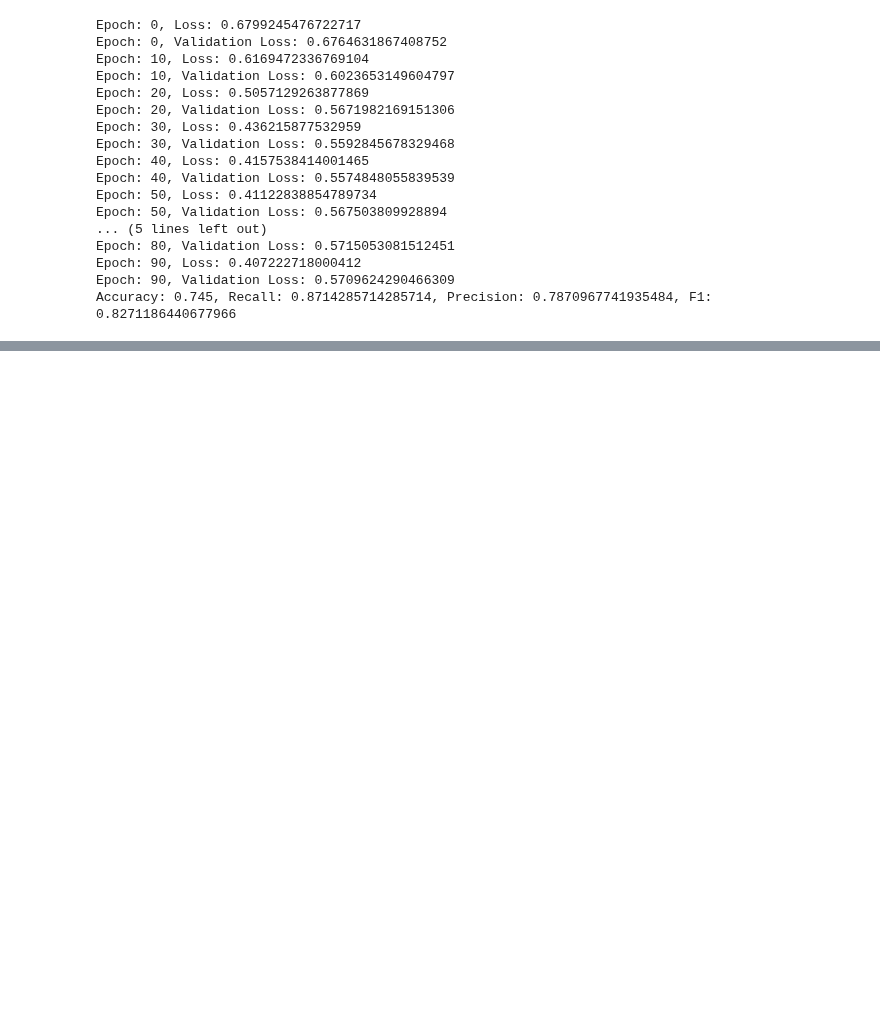
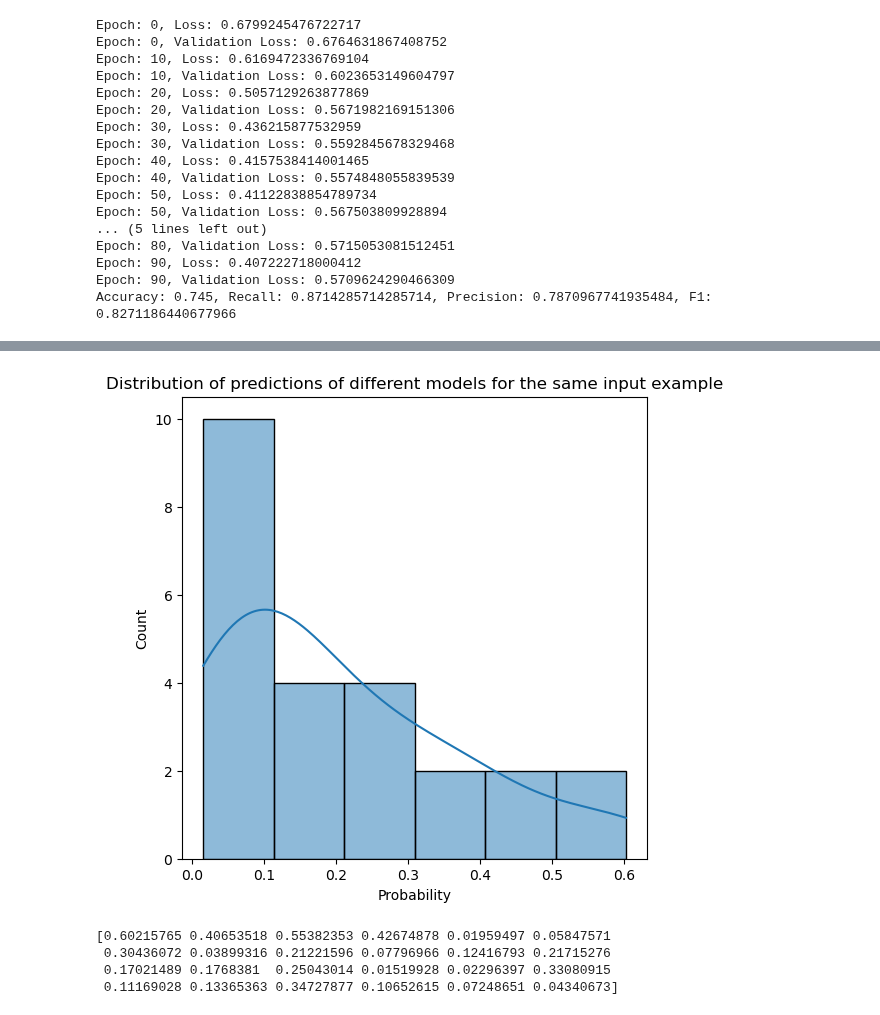
Before and after one commit to istepka/betarce, a Jupyter notebook: src/statrob.ipynb, the cells around one changed output, grey strips where cells are left out. Saved outputs shown, nothing was run; the diff lists cells and outputs as text; code cells hidden in the pictures; blank space fills up the shorter version.

```diff
--- a/src/statrob.ipynb
+++ b/src/statrob.ipynb
@@ -221,7 +224,10 @@ def train_K_mlps(X_train, y_train, X_test, y_test, K: int = 5, evaluate: bool =
     f1s = []
     models = []
     for k in range(K):
-        mlp = MLPClassifier(input_dim=X_train.shape[1], output_dim=2, hidden_dims=[16, 16, 16], activation='relu', dropout=0.1)
+        layers = np.random.randint(2, 5)
+        dims = np.random.choice([16,24,32], size=layers)
+        dropout = np.random.randint(0,3) / 10
+        mlp = MLPClassifier(input_dim=X_train.shape[1], output_dim=2, hidden_dims=dims, activation='relu', dropout=dropout)
         mlp.fit(
             X_train,
             y_train,
@@ -241,7 +247,7 @@ def train_K_mlps(X_train, y_train, X_test, y_test, K: int = 5, evaluate: bool =
     return models, accuracies, recalls, precisions, f1s
 
 
-def train_K_mlps_in_parallel(X_train, y_train, X_test, y_test, K: int = 15, n_jobs: int = 4):
+def train_K_mlps_in_parallel(X_train, y_train, X_test, y_test, K: int = 20, n_jobs: int = 4):
     '''
     X_train: np.array, training data
     y_train: np.array, training labels
@@ -258,7 +264,7 @@ def train_K_mlps_in_parallel(X_train, y_train, X_test, y_test, K: int = 15, n_jo
     )
     return results
 
-results = train_K_mlps_in_parallel(X_train, y_train, X_test, y_test, K=15, n_jobs=4)
+results = train_K_mlps_in_parallel(X_train, y_train, X_test, y_test, K=24, n_jobs=4)
 
 accuracies = [accuracy for _, accuracy, _, _, _ in results]
 accuracies = np.array(accuracies).flatten()
@@ -272,5 +279,5 @@ Number of models: 12
 # %%
-def ensemble_predict_proba(models, X):
+def ensemble_predict_proba(models: list[nn.Module], X: Union[np.ndarray, torch.Tensor]) -> list[float]:
     '''
     models: list, list of trained models
     X: np.array, data
@@ -294,0 +301,36 @@ Ensemble Predictions: [0.28043562 0.8912907  0.86000293 0.41616577 0.3455384  0.
+# %%
+def plot_distribution_of_predictions(predictions: Union[list[float], np.ndarray], save_dir: Union[str, None] = None) -> None:
+
+    if save_dir and not os.path.exists(save_dir):
+        os.makedirs(save_dir)
+
+    if isinstance(predictions, list):
+        preds = np.ndarray(predictions, dtype=np.float64)
+    else:
+        preds = predictions
+
+    fig = plt.figure(figsize=(6,6))
+    # plt.hist(preds, bins=50, density=True)
+    sns.histplot(preds, kde=True)
+
+    if save_dir:
+        path = os.path.join(save_dir, 'distribution_of_predictions.png')
+        plt.savefig(path, dpi=300)
+
+    plt.xlabel('Probability')
+    plt.ylabel('Count')
+    plt.title('Distribution of predictions of different models for the same input example')
+
+    plt.show()
+
+
+example_preds = preds[:, 8]
+plot_distribution_of_predictions(example_preds, save_dir='images/statrob')
+
+print(example_preds)
+# %% [output]
+[figure, added]
+[0.60215765 0.40653518 0.55382353 0.42674878 0.01959497 0.05847571
+ 0.30436072 0.03899316 0.21221596 0.07796966 0.12416793 0.21715276
+ 0.17021489 0.1768381  0.25043014 0.01519928 0.02296397 0.33080915
+ 0.11169028 0.13365363 0.34727877 0.10652615 0.07248651 0.04340673]
```
Also changed, not shown: parts of 6 cells of this notebook, 2 other files.
